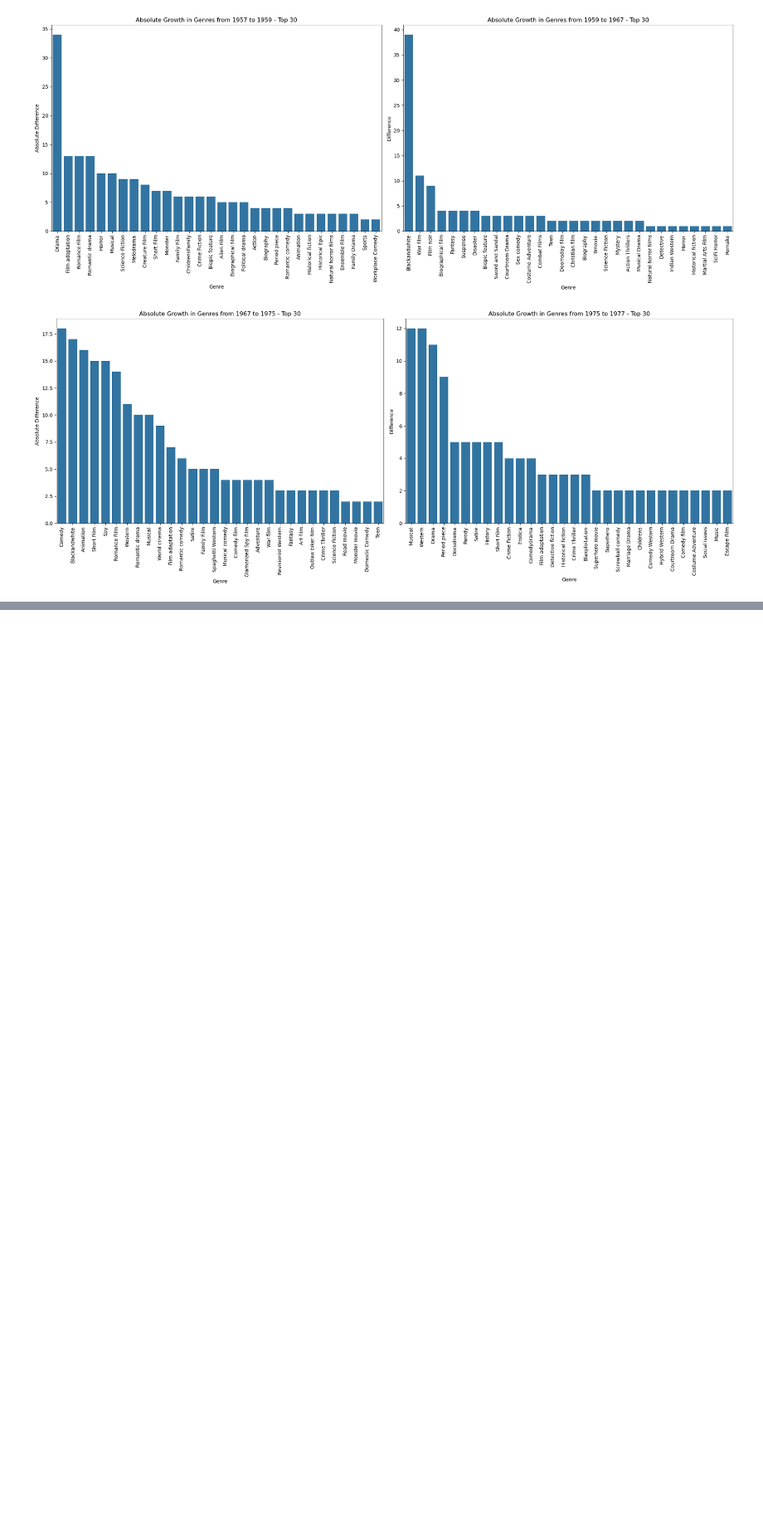
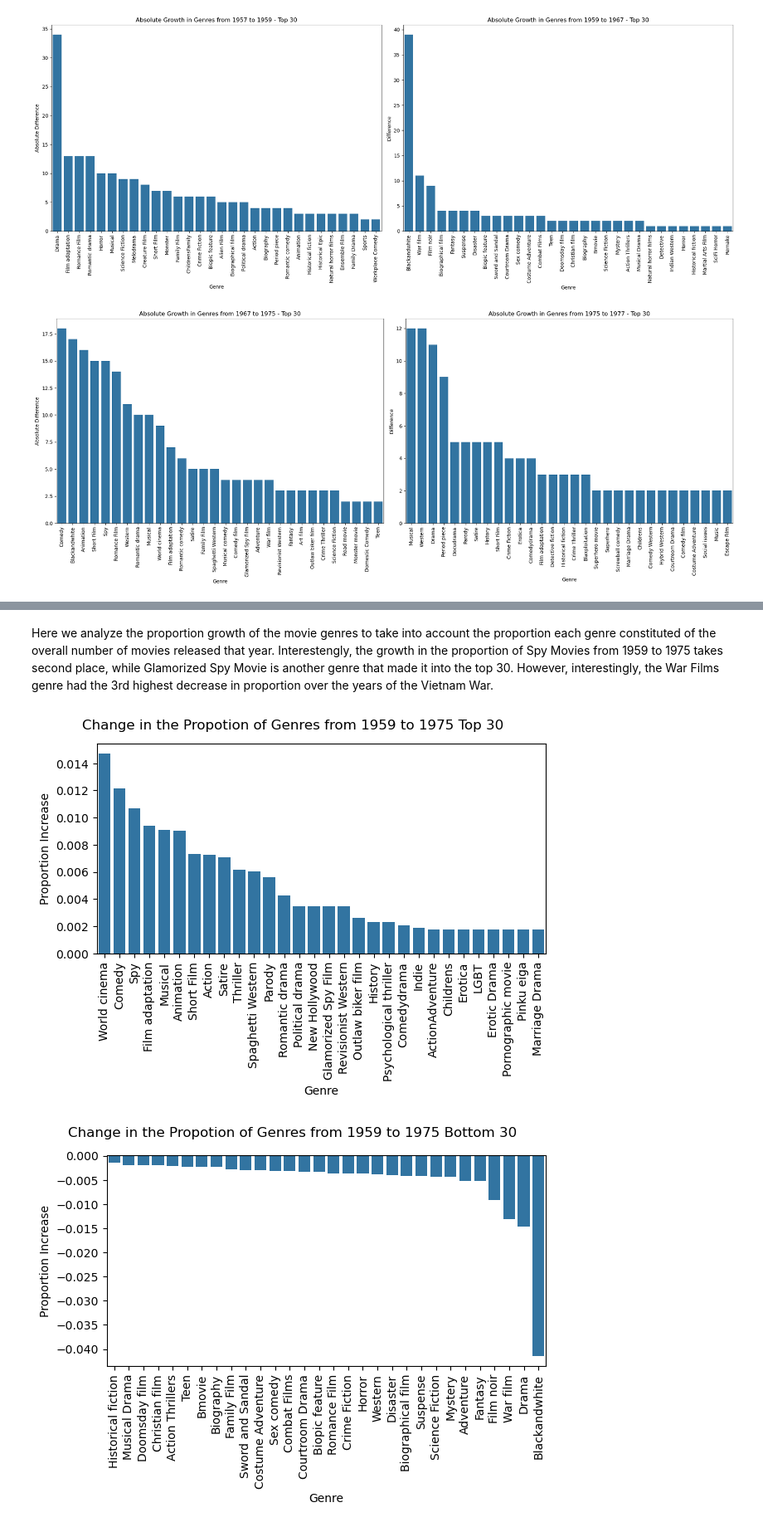
Before and after one commit to epfl-ada/ada-2024-project-americandentalassociation, a Jupyter notebook: Question1_Notebook.ipynb, the cells around one changed output, grey strips where cells are left out. Shown at 83% size. Cells and saved outputs as stored; diff of their text form; code cells hidden in the pictures; blank space fills up the shorter version.

```diff
--- a/Question1_Notebook.ipynb
+++ b/Question1_Notebook.ipynb
@@ -34,9 +33,13 @@ def count_genre_over_years(dataframe, genre):
     )
     return genre_counts_by_year
 
-def top_years_for_genre(genre_counts_by_year, top_n=20):
-    top_years_chronological = genre_counts_by_year.nlargest(top_n, 'Count')
-    return top_years_chronological
+def top_years_for_genre(genre_counts_by_year, n=20):
+    top_years = genre_counts_by_year.nlargest(n, 'Count')
+    return top_years
+
+def bottom_years_for_genre(genre_counts_by_year, n=20):
+    top_years = genre_counts_by_year.nsmallest(n, 'Count')
+    return top_years
 
 # Function to count genres for a specific year and return total movies
 def count_genres_by_year(dataframe, year):
@@ -66,7 +69,7 @@ def calc_genre_growth(counts_year1, counts_year2, year1, year2):
     return merged_counts
 
 # Function to calculate proportional difference of genres between two years
-def calc_relative_growth(counts_year1, counts_year2, year1, year2, total_movies_year1, total_movies_year2):
+def calc_proportion_growth(counts_year1, counts_year2, year1, year2, total_movies_year1, total_movies_year2):
     # Add proportions relative to the total number of movies for each year
     counts_year1['Proportion'] = counts_year1['Count'] / total_movies_year1
     counts_year2['Proportion'] = counts_year2['Count'] / total_movies_year2
@@ -165,0 +195,12 @@ plt.close()
+# %% [markdown]
+Here we analyze the proportion growth of the movie genres to take into account the proportion each genre constituted of the overall number of movies released that year. Interestengly, the growth in the proportion of Spy Movies from 1959 to 1975 takes second place, while Glamorized Spy Movie is another genre that made it into the top 30. However, interestingly, the War Films genre had the 3rd highest decrease in proportion over the years of the Vietnam War.
+# %%
+proportion_growth = calc_proportion_growth(counts_year1, counts_year2, year1, year2, total_movies_year1, total_movies_year2)
+sns.barplot(data = proportion_growth.head(30), x = "Genre", y = "Proportion_Difference")
+name_plot("Proportion Increase", "Change in the Propotion of Genres from 1959 to 1975 Top 30")
+
+sns.barplot(data = proportion_growth.tail(30), x = "Genre", y = "Proportion_Difference")
+name_plot("Proportion Increase", "Change in the Propotion of Genres from 1959 to 1975 Bottom 30")
+# %% [output]
+[figure, added]
+[figure, added]
```
Also changed, not shown: parts of 9 cells of this notebook.
